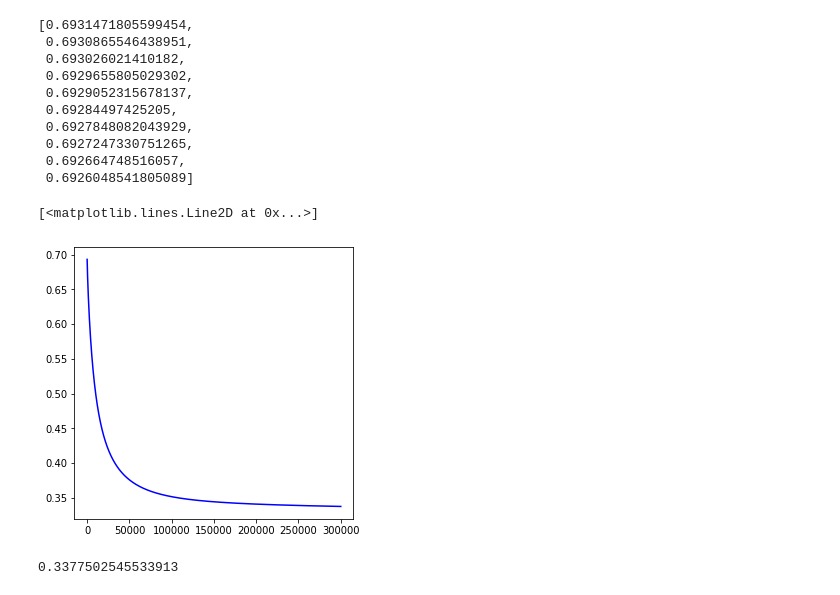
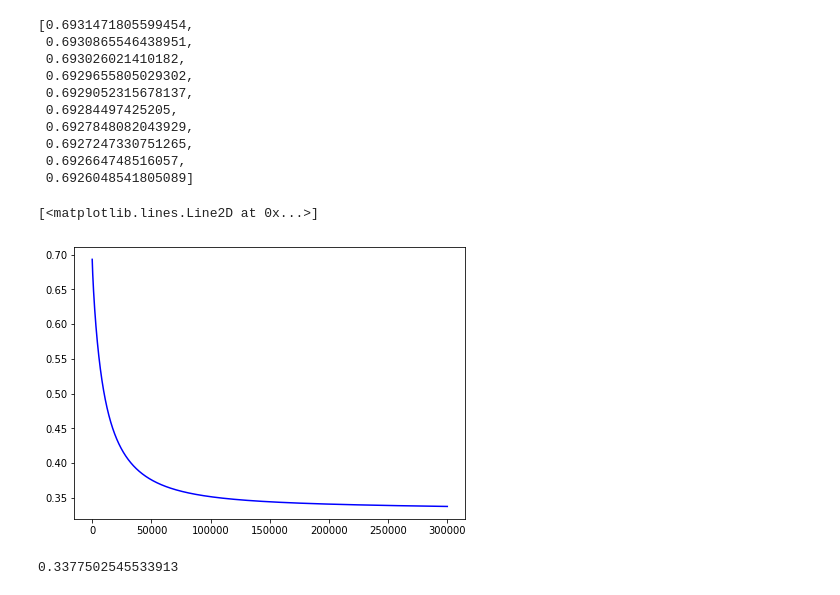
Before and after one commit to chunghyunhee/class_Machine_learing, a Jupyter notebook: assignment_6.ipynb, the cells around one changed output. Drawn from its saved outputs; the diff is of its cells as text; code cells hidden in the pictures.

```diff
--- a/assignment_6.ipynb
+++ b/assignment_6.ipynb
@@ -181,11 +181,11 @@ J_history[:10] #cost값 10개만 확인
  0.6926048541805089]
 # %%
 # cost값 plotting
-plt.figure(figsize=(5, 5))
+plt.figure(figsize=(7, 5))
 plt.plot(range(len(J_history)),J_history,'b')
 # %% [output]
 [<matplotlib.lines.Line2D at 0x...>]
-[figure, old version]
+[figure, new version]
 # %%
 J_history[-1] # 마지막 train cost값
 # %% [output]
```
